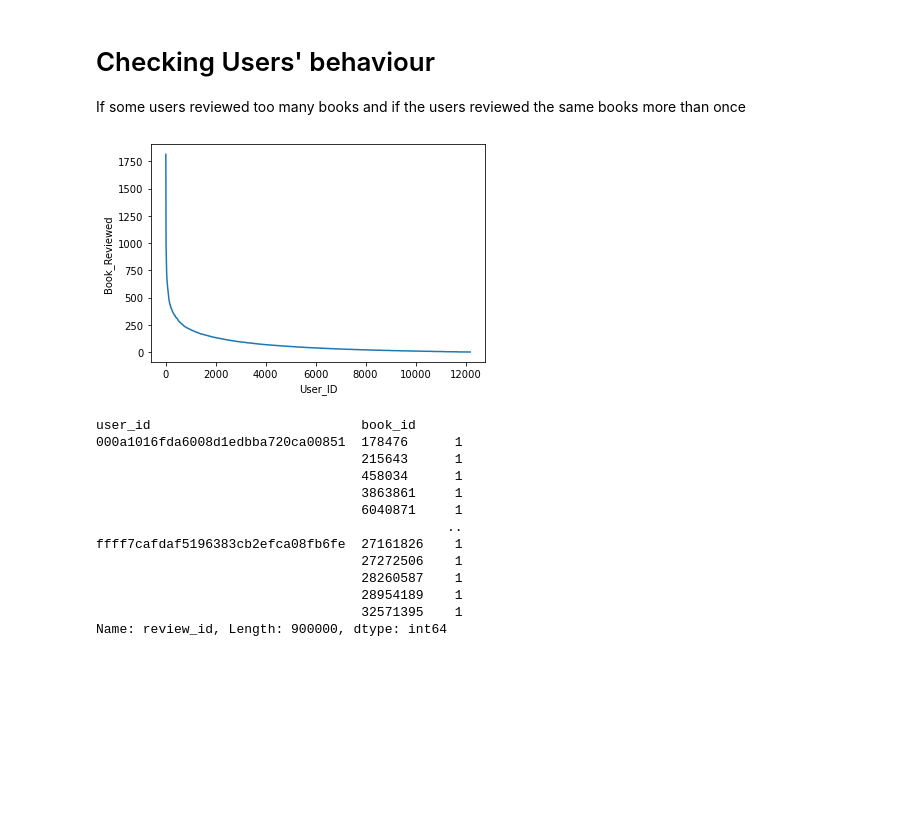
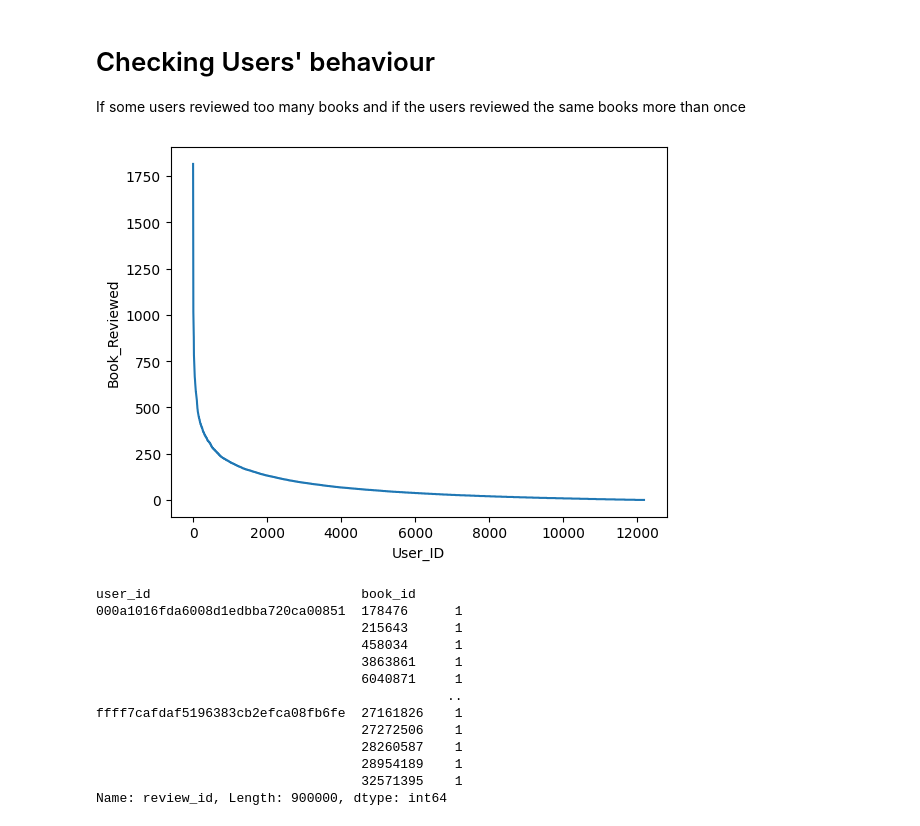
Before and after one commit to lwdovico/goodreads-book-reviews, a Jupyter notebook: Notebooks/02_Preprocessing_gradient.ipynb, the cells around one changed output. Cells and saved outputs as stored; diff of their text form; code cells hidden in the pictures; blank space fills up the shorter version.

```diff
--- a/Notebooks/02_Preprocessing_gradient.ipynb
+++ b/Notebooks/02_Preprocessing_gradient.ipynb
@@ -42,8 +48,11 @@ print('Set up complete')
 # %%
 import pandas as pd
 import numpy as np
+import matplotlib as mpl
 import matplotlib.pyplot as plt
 import seaborn as sns
+
+default_params = mpl.rcParamsDefault
 
 import re
 import time
@@ -56,6 +65,10 @@ import nltk
 from nltk import word_tokenize
 from nltk.corpus import stopwords
 
+# Pos tagging correspondence
+from nltk.corpus import wordnet
+
+# Stop words
 from gensim.parsing.preprocessing import remove_stopwords, STOPWORDS
 
 import torch
@@ -69,9 +82,15 @@ from nltk.tokenize import RegexpTokenizer
 # Lemmatize the documents.
 from nltk.stem.wordnet import WordNetLemmatizer
 
+from sklearn.feature_extraction.text import TfidfVectorizer
+
+# Topic Distribution
+from yellowbrick.text import UMAPVisualizer
+
 nltk.download('punkt')
 nltk.download('wordnet')
 nltk.download('omw-1.4')
+nltk.download('averaged_perceptron_tagger')
 
 stop_words = set(STOPWORDS)
 # %% [output]
@@ -115,17 +158,19 @@ df.tail(4)
 # Checking Users' behaviour
 If some users reviewed too many books and if the users reviewed the same books more than once
 # %%
-dist_user_reviews = sorted(
-                            list(df.user_id.value_counts().items()),
+dist_user_reviews = sorted(list(df.user_id.value_counts().items()),
                            key = lambda x: -x[1]) #sorting on count
 # %%
+# setting default matplotlib plot style
+mpl.rcParams.update(default_params)
+
 # conclusion: power law of a few users with lots of reviews
 plt.plot([x[1] for x in dist_user_reviews])
 plt.ylabel('Book_Reviewed')
 plt.xlabel('User_ID')
 plt.show()
 # %% [output]
-[figure, old version]
+[figure, new version]
 # %%
 book_per_user = df.groupby(['user_id', 'book_id']).count()['review_id']
 book_per_user
```
Also changed, not shown: parts of 76 cells of this notebook.
